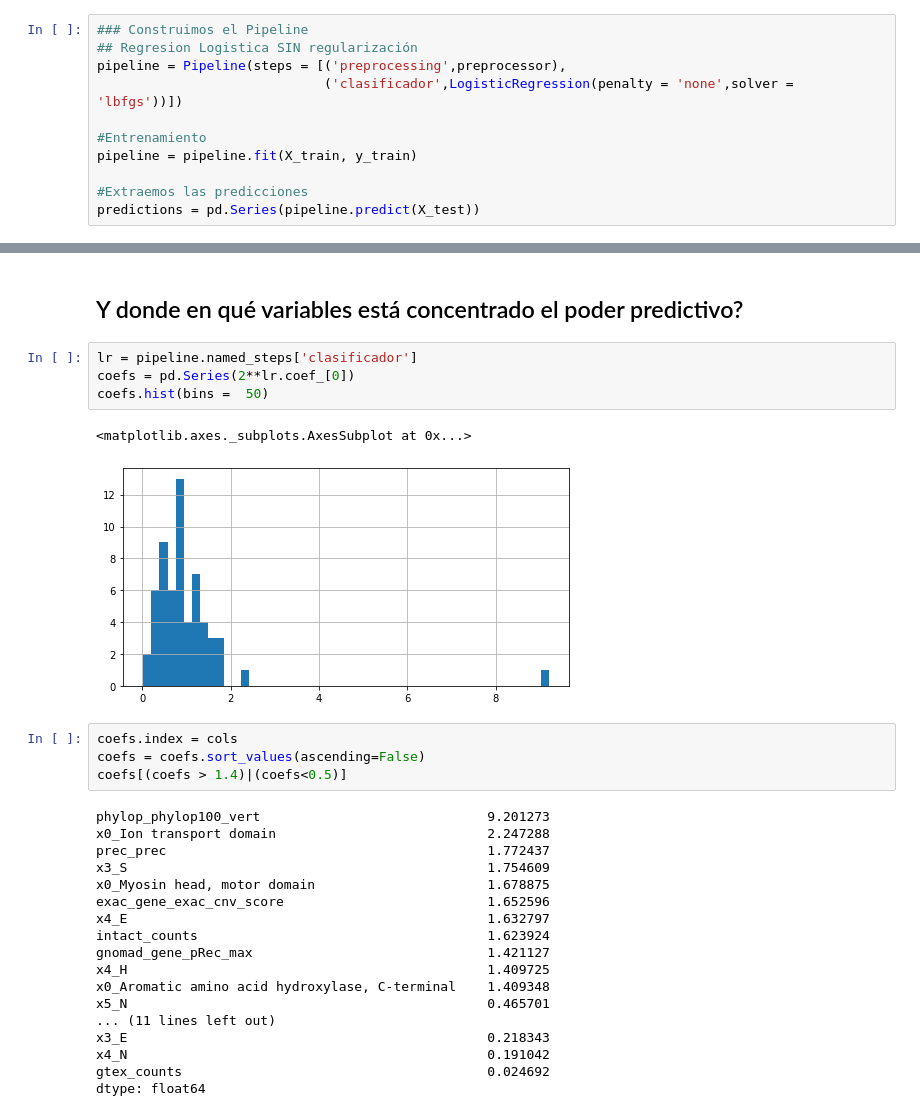
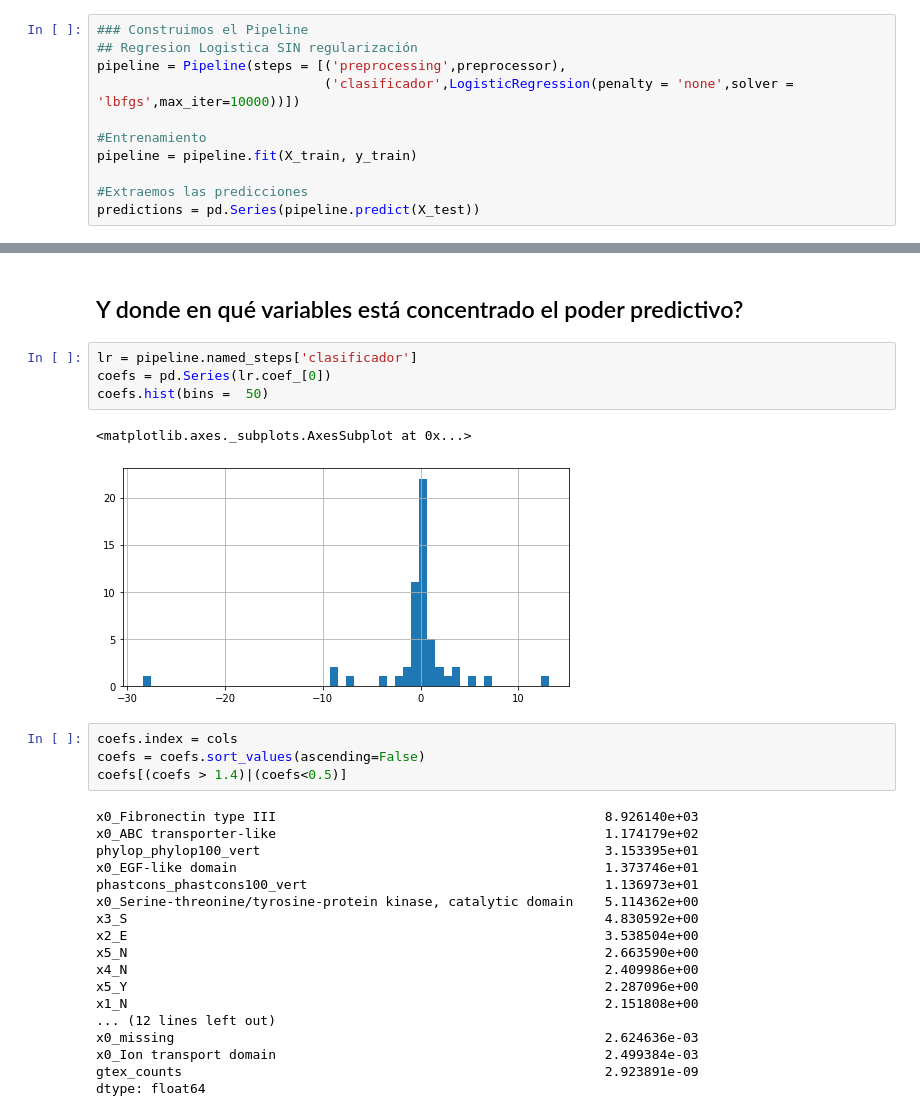
Before and after one commit to JulianaSevero/ML_workshop2020, a Jupyter notebook: notebooks/wb1_preprocessing.ipynb, the cells around one changed output, grey strips where cells are left out. Saved outputs shown, nothing was run; the diff lists cells and outputs as text.

```diff
--- a/notebooks/wb1_preprocessing.ipynb
+++ b/notebooks/wb1_preprocessing.ipynb
@@ -305,7 +305,7 @@ pd.DataFrame(X_train_both_tranformations,columns = cols).head()
 ### Construimos el Pipeline
 ## Regresion Logistica SIN regularización
 pipeline = Pipeline(steps = [('preprocessing',preprocessor),
-                             ('clasificador',LogisticRegression(penalty = 'none',solver = 'lbfgs'))])
+                             ('clasificador',LogisticRegression(penalty = 'none',solver = 'lbfgs',max_iter=10000))])
 
 #Entrenamiento
 pipeline = pipeline.fit(X_train, y_train)
@@ -377,31 +377,31 @@ Text(0.5, 0.98, 'AUC - ROC & Prec-Recall')
 ## Y donde en qué variables está concentrado el poder predictivo?
 # %%
 lr = pipeline.named_steps['clasificador']
-coefs = pd.Series(2**lr.coef_[0])
+coefs = pd.Series(lr.coef_[0])
 coefs.hist(bins =  50)
 # %% [output]
 <matplotlib.axes._subplots.AxesSubplot at 0x...>
-[figure, old version]
+[figure, new version]
 # %%
 coefs.index = cols
 coefs = coefs.sort_values(ascending=False)
 coefs[(coefs > 1.4)|(coefs<0.5)]
 # %% [output]
-phylop_phylop100_vert                             9.201273
-x0_Ion transport domain                           2.247288
-prec_prec                                         1.772437
-x3_S                                              1.754609
-x0_Myosin head, motor domain                      1.678875
-exac_gene_exac_cnv_score                          1.652596
-x4_E                                              1.632797
-intact_counts                                     1.623924
-gnomad_gene_pRec_max                              1.421127
-x4_H                                              1.409725
-x0_Aromatic amino acid hydroxylase, C-terminal    1.409348
-x5_N                                              0.465701
-... (11 lines left out)
-x3_E                                              0.218343
-x4_N                                              0.191042
-gtex_counts                                       0.024692
+x0_Fibronectin type III                                          8.926140e+03
+x0_ABC transporter-like                                          1.174179e+02
+phylop_phylop100_vert                                            3.153395e+01
+x0_EGF-like domain                                               1.373746e+01
+phastcons_phastcons100_vert                                      1.136973e+01
+x0_Serine-threonine/tyrosine-protein kinase, catalytic domain    5.114362e+00
+x3_S                                                             4.830592e+00
+x2_E                                                             3.538504e+00
+x5_N                                                             2.663590e+00
+x4_N                                                             2.409986e+00
+x5_Y                                                             2.287096e+00
+x1_N                                                             2.151808e+00
+... (12 lines left out)
+x0_missing                                                       2.624636e-03
+x0_Ion transport domain                                          2.499384e-03
+gtex_counts                                                      2.923891e-09
 dtype: float64
 # %% [markdown]
```
Also changed, not shown: parts of 16 cells of this notebook, 1 other file.
